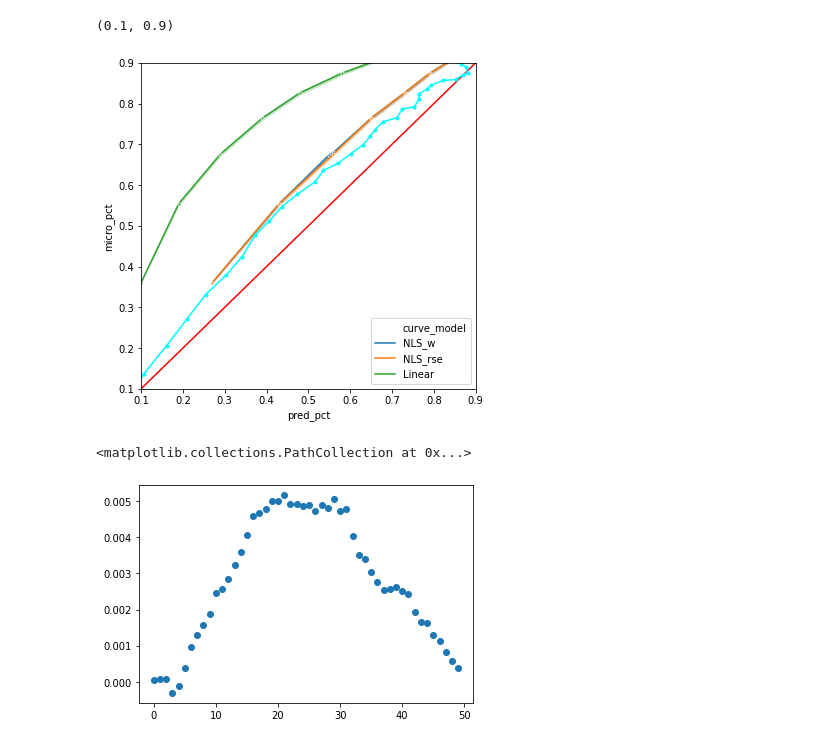
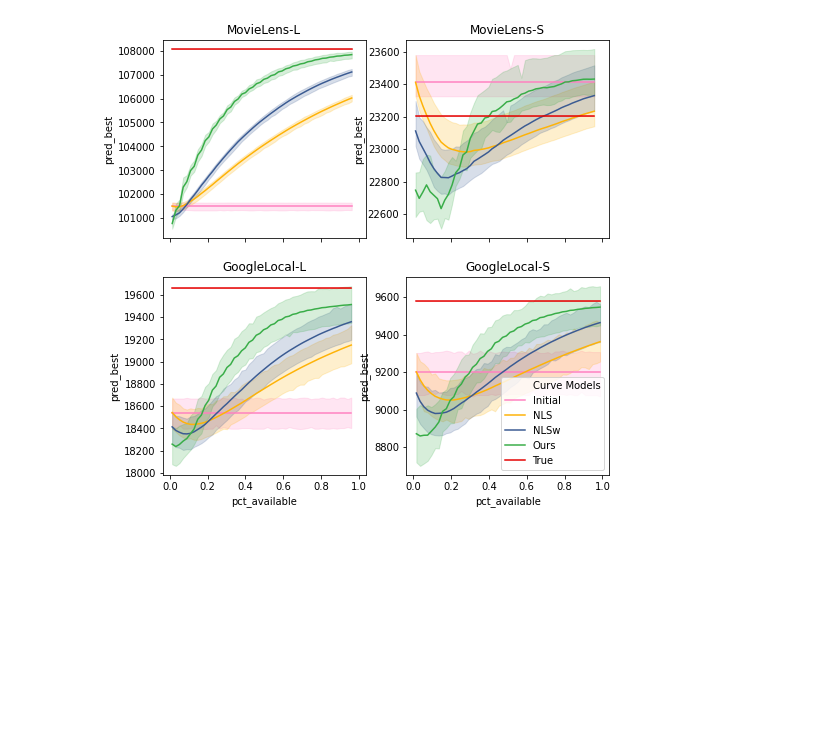
Before and after one commit to divyashan/learning_to_limit, a Jupyter notebook: notebooks/Power Law Results.ipynb, the cells around one changed output. Cells and saved outputs as stored; diff of their text form; code cells hidden in the pictures; blank space fills up the shorter version.

```diff
--- a/notebooks/Power Law Results.ipynb
+++ b/notebooks/Power Law Results.ipynb
@@ -220,21 +198,0 @@ plt.ylim(100000, 160000)
-# %%
-# Calculate predicted percentage based on fully fit curve
-# Fit curves based on that amount of data, predict for n_init, n_available, n_total
-# Get real percentage using validation MSE, worst_mse, and best_mse
-
-
-pred_worsts, pred_bests, pred_currs = [], [], []
-true_mses = []
-for i, (size, mse) in enumerate(zip(ss, mses)):
-    if size < n_init:
-        continue
-    # Fit curve for all points in ss and mses through pt i
-
-    # Calculate true percentage of total performance
-    true_pct = (worst_mse - mse)/(worst_mse - best_mse)
-    pred_pcts.append(pred_pct)
-    true_pcts.append(true_pct)
-    pred_worsts.append(pred_worst)
-    pred_bests.append(pred_best)
-    pred_currs.append(pred_curr)
-    true_mses.append(mse)
@@ -254,11 +198,0 @@ plt.ylim(120000, 123000)
-# %%
-fig= plt.figure(figsize=(6,6))
-data = data.round({'pred_pct': 2, 'micro_pct': 2, 'pct_available': 2})
-sns.lineplot(x='pred_pct', y='micro_pct', hue='curve_model', data=data[data['curve_model'] != 'Initial'], marker='.')
-plt.plot([i for i in np.arange(.1, 1, .1)], [i for i in np.arange(.1, 1, .1)], c='r')
-plt.plot(pred_pcts, true_pcts, c='cyan', marker='.')
-plt.ylim(.1, .9)
-plt.xlim(.1, .9)
-# %% [output]
-(0.1, 0.9)
-[figure, removed]
@@ -267,5 +199,21 @@ old_pred_pcts = pred_pcts.copy()
-# %%
-plt.scatter(np.arange(len(pred_pcts)), np.array(old_pred_pcts) - np.array(pred_pcts))
-# %% [output]
-<matplotlib.collections.PathCollection at 0x...>
-[figure, removed]
+# %%
+# plot best_mse prediction over pct_available
+fig, axs = plt.subplots(2, 2, sharex=True, figsize=(8, 8))
+hue_order = ['NLS_initial', 'NLS', 'NLS_w', 'NLS_mix', 'True']
+with sns.xkcd_palette(["pink", "amber", "denim blue", "medium green", "red"]):
+    for i, (dataset_name, _) in enumerate(expmts):
+
+        ax = axs[int(i/2), i%2]
+        forecasting_cms = all_results[all_results['cm'] !='Linear']
+        dataset_results = forecasting_cms[forecasting_cms['dataset'] == dataset_name]
+        sns.lineplot(x='pct_available', y='pred_best', hue='cm', data=dataset_results, ax=ax, hue_order=hue_order)
+        ax.set_title(dataset_titles[dataset_name])
+        if i != 3:
+            ax.get_legend().remove()
+        else:
+            L=ax.get_legend()
+            new_names = ['Curve Models', 'Initial', 'NLS', 'NLSw', 'Ours']
+            for i,new in enumerate(new_names):
+                L.get_texts()[i].set_text(new)
+# %% [output]
+[figure, added]
```
Also changed, not shown: parts of 14 cells of this notebook, 2 other files.
